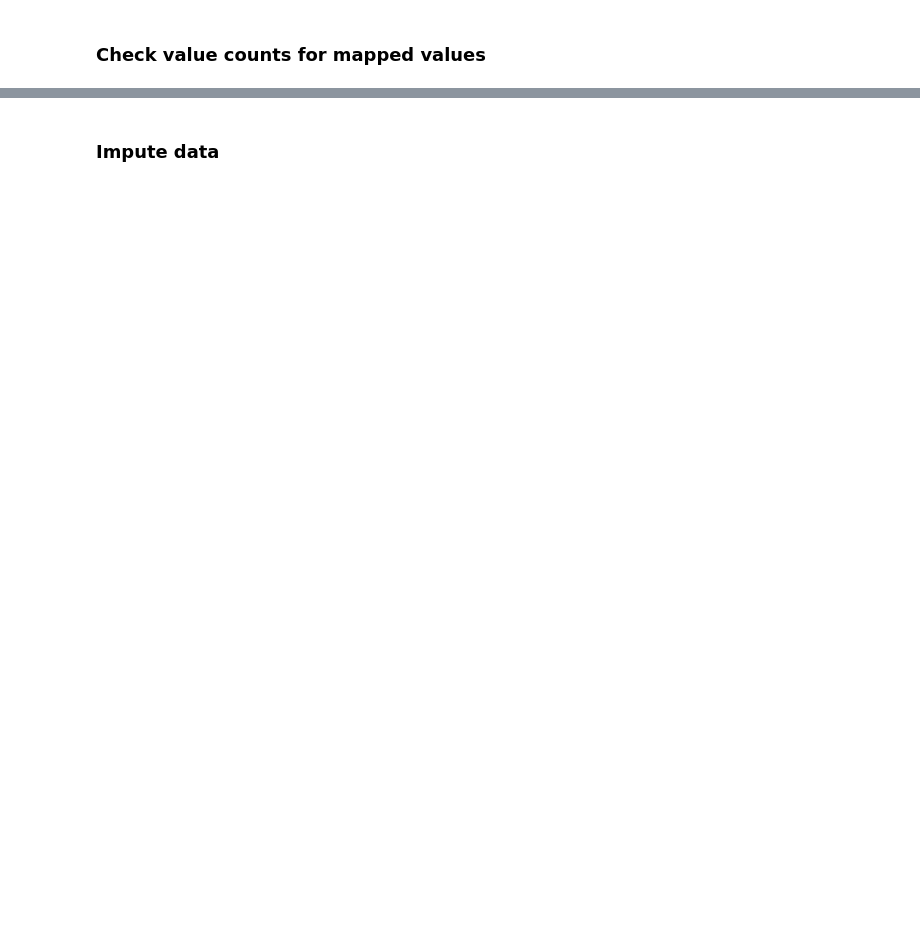
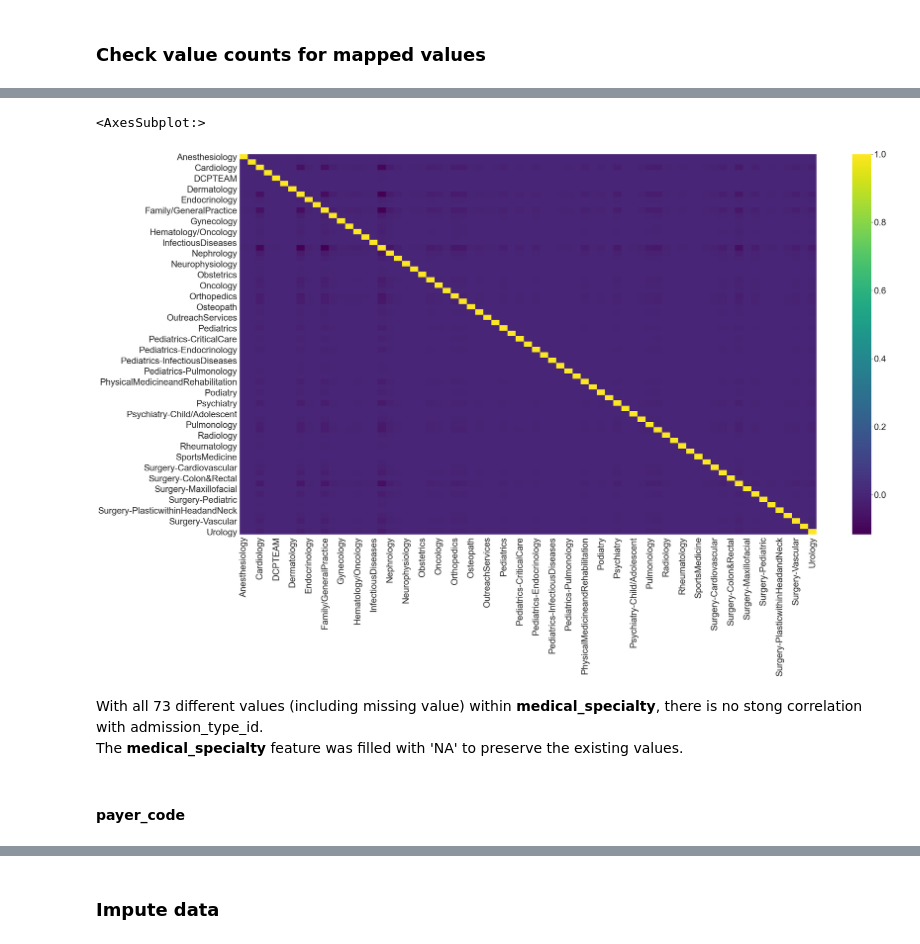
Before and after one commit to JosephLazarus/QTW, a Jupyter notebook: Case Study 2/CaseStudy2_Final.ipynb, the cells around one changed output, grey strips where cells are left out. Saved outputs shown, nothing was run; the diff lists cells and outputs as text; code cells hidden in the pictures; blank space fills up the shorter version.

```diff
--- a/Case Study 2/CaseStudy2_Final.ipynb
+++ b/Case Study 2/CaseStudy2_Final.ipynb
@@ -107,0 +174,22 @@ Name: discharge_disposition_id, dtype: int64
+# %%
+med_spec = df[['medical_specialty', 'admission_type_id']]
+
+# using pd get dummies for the category columns we are keeping
+dummies = pd.get_dummies(med_spec['medical_specialty'],drop_first=True)
+
+#dropping original columns
+med_spec_df = med_spec.drop('medical_specialty',axis=1)
+
+#concating dummies to the data frame
+med_spec_df = pd.concat([med_spec_df, dummies],axis=1)
+
+plt.figure(figsize=(48,26))
+sns.heatmap(med_spec_df.corr(), annot=False, cmap='viridis')
+# %% [output]
+<AxesSubplot:>
+[figure, added]
+# %% [markdown]
+With all 73 different values (including missing value) within **medical_specialty**, there is no stong correlation with admission_type_id.<br>
+The **medical_specialty** feature was filled with 'NA' to preserve the existing values.
+# %% [markdown]
+#### **payer_code**
```
Also changed, not shown: parts of 55 cells of this notebook.
